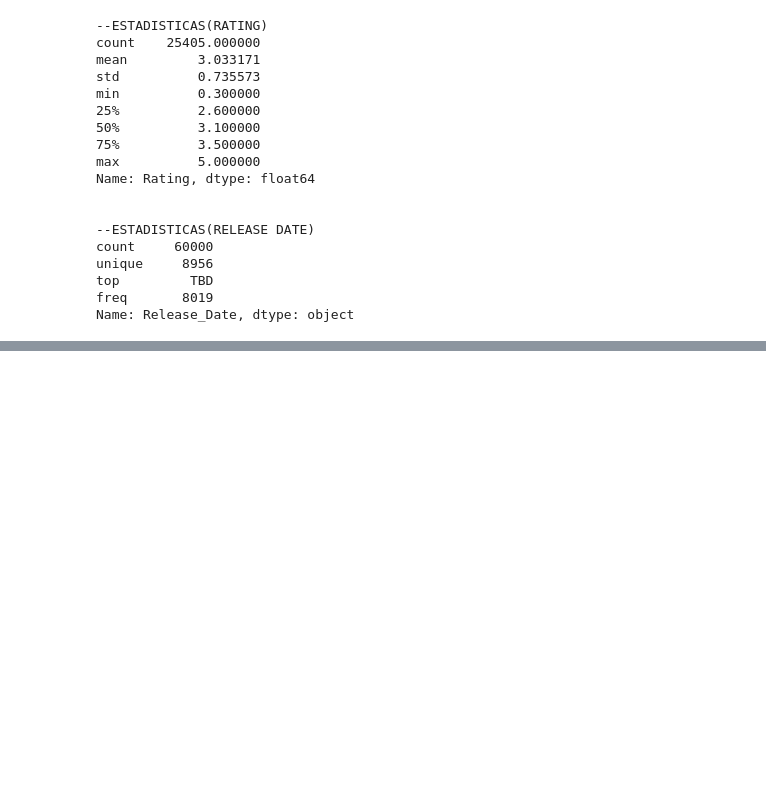
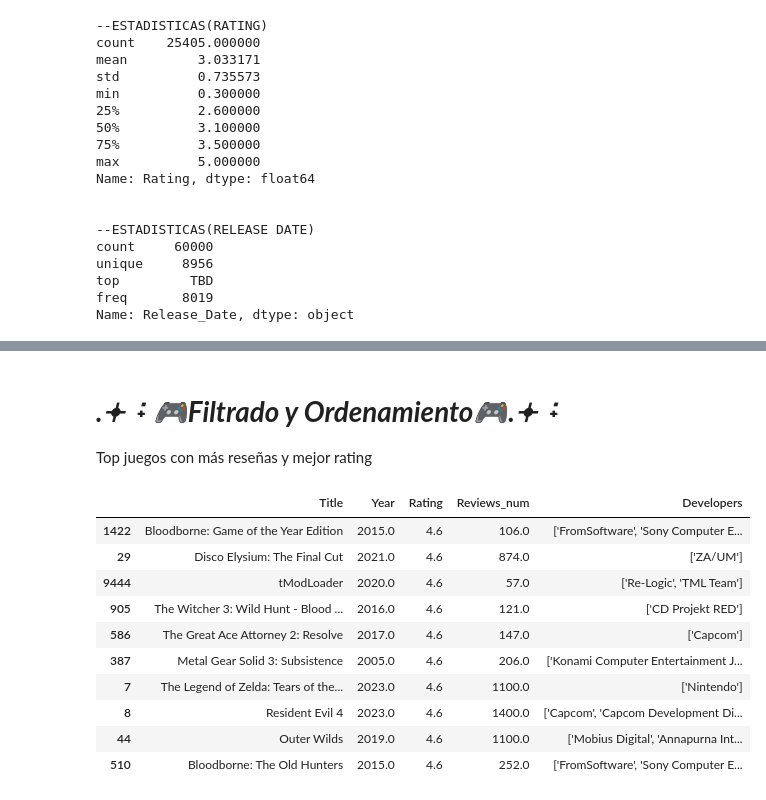
Before and after one commit to Spring-anne/Proyecto-Tecnolochicas-Python, a Jupyter notebook: ProyectoFinal.ipynb, the cells around one changed output, grey strips where cells are left out. Cells and saved outputs as stored; diff of their text form; code cells hidden in the pictures; blank space fills up the shorter version.

```diff
--- a/ProyectoFinal.ipynb
+++ b/ProyectoFinal.ipynb
@@ -180,0 +239,19 @@ Utilizando la libreria de pandas aplicamos funciones para realizar operaciones a
+# %% [markdown]
+# ***.𖥔 ݁ ˖ 🎮Filtrado y Ordenamiento🎮.𖥔 ݁ ˖***
+Top juegos con más reseñas y mejor rating
+# %%
+top_juegos = df_limpio[df_limpio["Reviews_num"] >= df_limpio["Reviews_num"].quantile(0.95)]
+top_juegos = top_juegos.sort_values("Rating", ascending=False)
+top_juegos[["Title", "Year", "Rating", "Reviews_num", "Developers"]].head(10)
+# %% [output]
+|  | Title | Year | Rating | Reviews_num | Developers |
+| 1422 | Bloodborne: Game of the Year Edition | 2015.0 | 4.6 | 106.0 | ['FromSoftware', 'Sony Computer E... |
+| 29 | Disco Elysium: The Final Cut | 2021.0 | 4.6 | 874.0 | ['ZA/UM'] |
+| 9444 | tModLoader | 2020.0 | 4.6 | 57.0 | ['Re-Logic', 'TML Team'] |
+| 905 | The Witcher 3: Wild Hunt - Blood ... | 2016.0 | 4.6 | 121.0 | ['CD Projekt RED'] |
+| 586 | The Great Ace Attorney 2: Resolve | 2017.0 | 4.6 | 147.0 | ['Capcom'] |
+| 387 | Metal Gear Solid 3: Subsistence | 2005.0 | 4.6 | 206.0 | ['Konami Computer Entertainment J... |
+| 7 | The Legend of Zelda: Tears of the... | 2023.0 | 4.6 | 1100.0 | ['Nintendo'] |
+| 8 | Resident Evil 4 | 2023.0 | 4.6 | 1400.0 | ['Capcom', 'Capcom Development Di... |
+| 44 | Outer Wilds | 2019.0 | 4.6 | 1100.0 | ['Mobius Digital', 'Annapurna Int... |
+| 510 | Bloodborne: The Old Hunters | 2015.0 | 4.6 | 252.0 | ['FromSoftware', 'Sony Computer E... |
```
Also changed, not shown: parts of 20 cells of this notebook.
